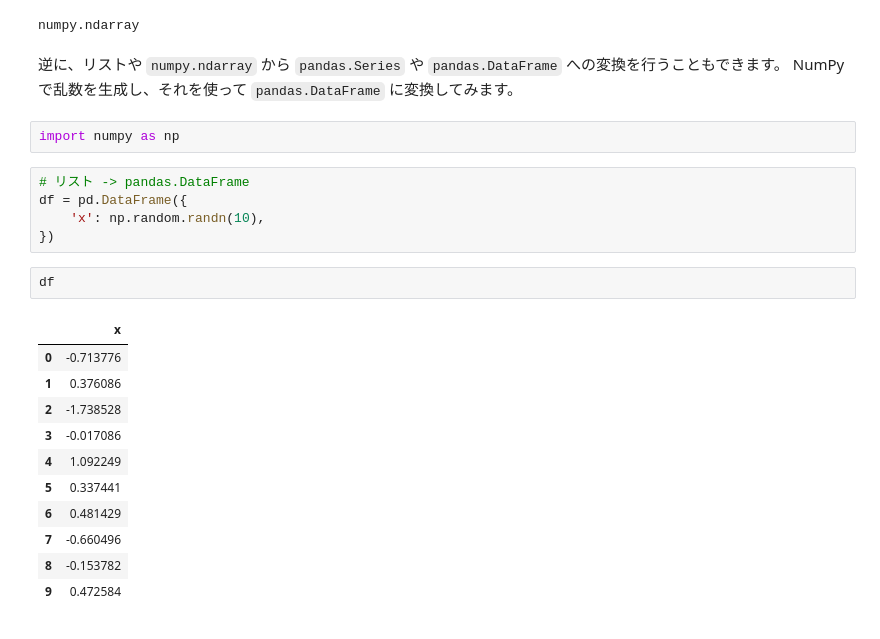
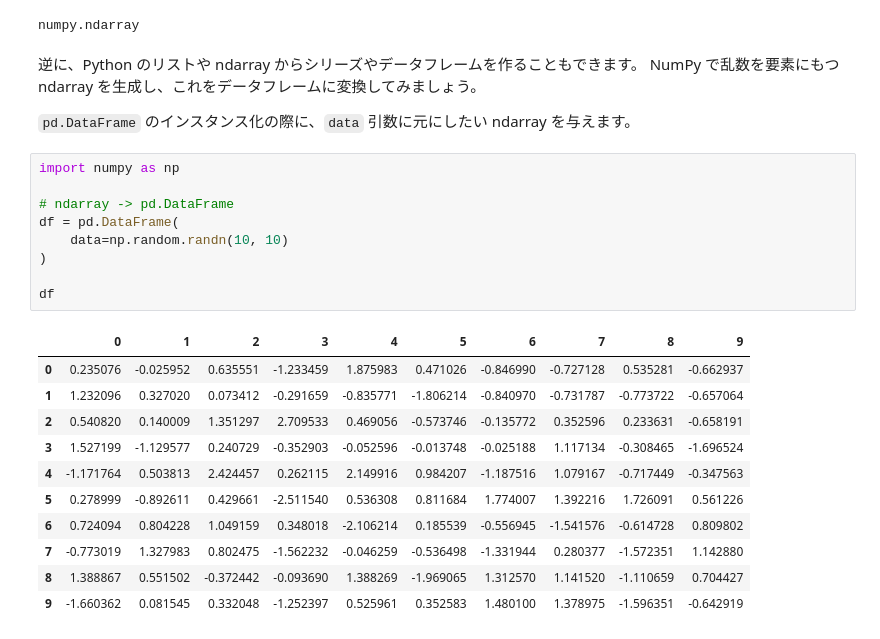
Before and after one commit to chainer/tutorials, a Jupyter notebook: ja/11_Introduction_to_Pandas_ja.ipynb, the cells around one changed output. Cells and saved outputs as stored; diff of their text form.

```diff
--- a/ja/11_Introduction_to_Pandas_ja.ipynb
+++ b/ja/11_Introduction_to_Pandas_ja.ipynb
@@ -560,30 +573,32 @@ pandas.core.series.Series
 type(df['longitude'].values)
 # %% [output]
 numpy.ndarray
-# %% [markdown]
-逆に、リストや `numpy.ndarray` から `pandas.Series` や `pandas.DataFrame` への変換を行うこともできます。
-NumPy で乱数を生成し、それを使って `pandas.DataFrame` に変換してみます。
-# %%
-import numpy as np
+# %% [markdown]
+逆に、Python のリストや ndarray からシリーズやデータフレームを作ることもできます。
+NumPy で乱数を要素にもつ ndarray を生成し、これをデータフレームに変換してみましょう。
+
+`pd.DataFrame` のインスタンス化の際に、`data` 引数に元にしたい ndarray を与えます。
 # %%
-# リスト -> pandas.DataFrame
-df = pd.DataFrame({
-    'x': np.random.randn(10),
-})
+import numpy as np
+
+# ndarray -> pd.DataFrame
+df = pd.DataFrame(
+    data=np.random.randn(10, 10)
+)
+
+df
+# %% [output]
+|  | 0 | 1 | 2 | 3 | 4 | 5 | 6 | 7 | 8 | 9 |
+| 0 | 0.235076 | -0.025952 | 0.635551 | -1.233459 | 1.875983 | 0.471026 | -0.846990 | -0.727128 | 0.535281 | -0.662937 |
+| 1 | 1.232096 | 0.327020 | 0.073412 | -0.291659 | -0.835771 | -1.806214 | -0.840970 | -0.731787 | -0.773722 | -0.657064 |
+| 2 | 0.540820 | 0.140009 | 1.351297 | 2.709533 | 0.469056 | -0.573746 | -0.135772 | 0.352596 | 0.233631 | -0.658191 |
+| 3 | 1.527199 | -1.129577 | 0.240729 | -0.352903 | -0.052596 | -0.013748 | -0.025188 | 1.117134 | -0.308465 | -1.696524 |
+| 4 | -1.171764 | 0.503813 | 2.424457 | 0.262115 | 2.149916 | 0.984207 | -1.187516 | 1.079167 | -0.717449 | -0.347563 |
+| 5 | 0.278999 | -0.892611 | 0.429661 | -2.511540 | 0.536308 | 0.811684 | 1.774007 | 1.392216 | 1.726091 | 0.561226 |
+| 6 | 0.724094 | 0.804228 | 1.049159 | 0.348018 | -2.106214 | 0.185539 | -0.556945 | -1.541576 | -0.614728 | 0.809802 |
+| 7 | -0.773019 | 1.327983 | 0.802475 | -1.562232 | -0.046259 | -0.536498 | -1.331944 | 0.280377 | -1.572351 | 1.142880 |
+| 8 | 1.388867 | 0.551502 | -0.372442 | -0.093690 | 1.388269 | -1.969065 | 1.312570 | 1.141520 | -1.110659 | 0.704427 |
+| 9 | -1.660362 | 0.081545 | 0.332048 | -1.252397 | 0.525961 | 0.352583 | 1.480100 | 1.378975 | -1.596351 | -0.642919 |
-# %%
-df
-# %% [output]
-|  | x |
-| 0 | -0.713776 |
-| 1 | 0.376086 |
-| 2 | -1.738528 |
-| 3 | -0.017086 |
-| 4 | 1.092249 |
-| 5 | 0.337441 |
-| 6 | 0.481429 |
-| 7 | -0.660496 |
-| 8 | -0.153782 |
-| 9 | 0.472584 |
 # %% [markdown]
 ## グラフの描画
 
```
Also changed, not shown: parts of 21 cells of this notebook, 1 other file.
